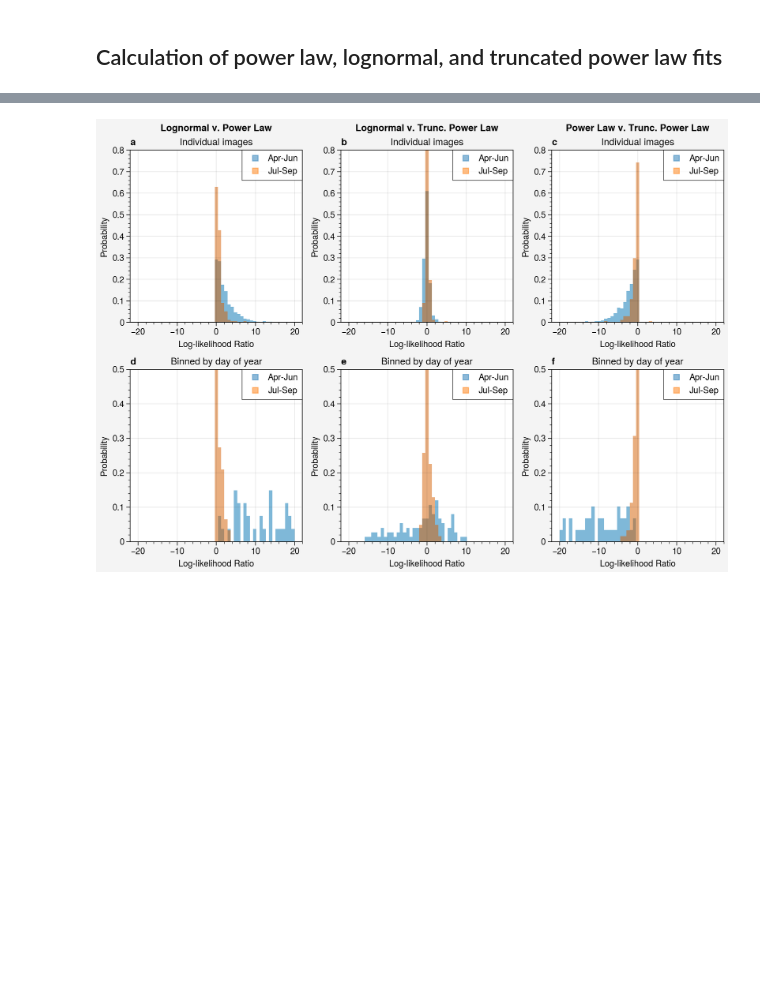
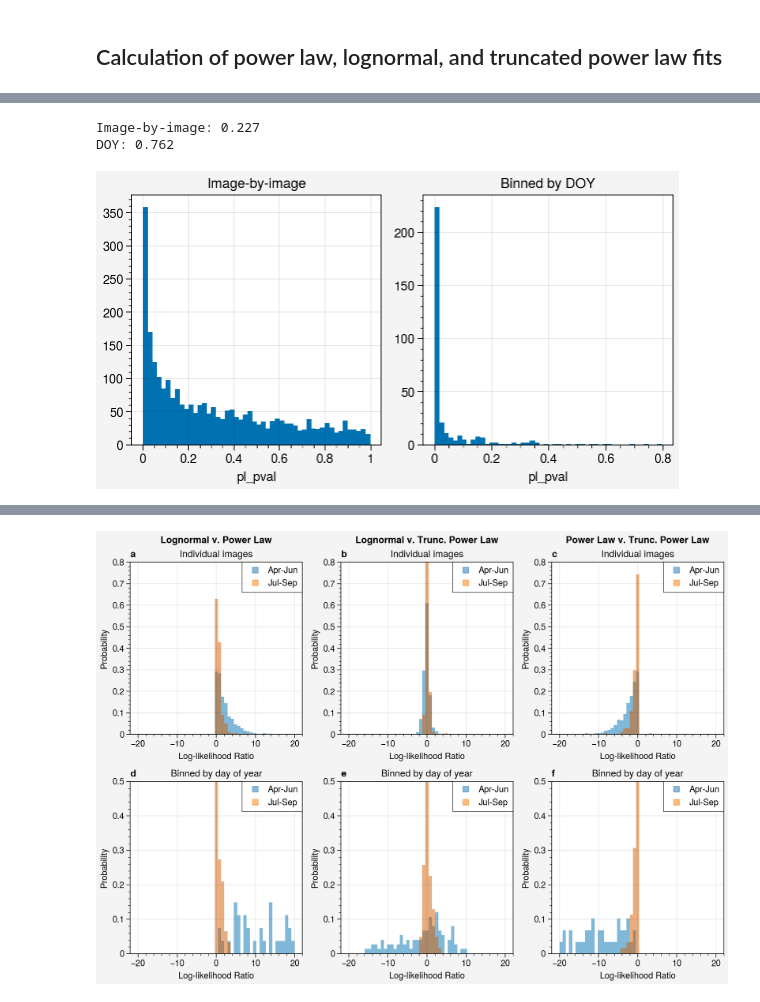
Before and after one commit to danielmwatkins/miz_scales_of_motion, a Jupyter notebook: notebooks/floe_size_distribution.ipynb, the cells around one changed output, grey strips where cells are left out. Cells and saved outputs as stored; diff of their text form; code cells hidden in the pictures; blank space fills up the shorter version.

```diff
--- a/notebooks/floe_size_distribution.ipynb
+++ b/notebooks/floe_size_distribution.ipynb
@@ -277,0 +315,14 @@ axs.format(abc=False)
+# %%
+# bootstrap test:
+# testing significance of fit for small samples
+def compute_pvalue(d, alpha, n, bs_n=2500):
+    """Uses the bootstrap approach to estimate the p_value of a ks-distance d using
+    the best-fit alpha and the sample size n. bs_n is the number of bootstrap replicates."""
+    bs_results = []
+    for i in range(2500):
+        theoretical_distribution = powerlaw.Power_Law(xmin=35.0, parameters=[alpha])
+        simulated_data = theoretical_distribution.generate_random(n)
+        fit = powerlaw.Fit(simulated_data, xmin=35)
+        bs_results.append(fit.power_law.D)
+    bs_results = pd.Series(bs_results)
+    return len(bs_results[bs_results > d])/len(bs_results)
@@ -558,0 +687,12 @@ Assuming nested distributions
+# %%
+fig, ax = pplt.subplots(ncols=2, share=False)
+ax[0].hist(results['pl_pval'], bins=50)
+print('Image-by-image:', np.round(np.mean(results['pl_pval'] < 0.05), 3))
+ax[0].format(title='Image-by-image')
+ax[1].hist(results_alt['pl_pval'], bins=50)
+print('DOY:', np.round(np.mean(results_alt['pl_pval'] < 0.05), 3))
+ax[1].format(title='Binned by DOY')
+# %% [output]
+Image-by-image: 0.227
+DOY: 0.762
+[figure, added]
```
Also changed, not shown: parts of 47 cells of this notebook, 21 other files.
